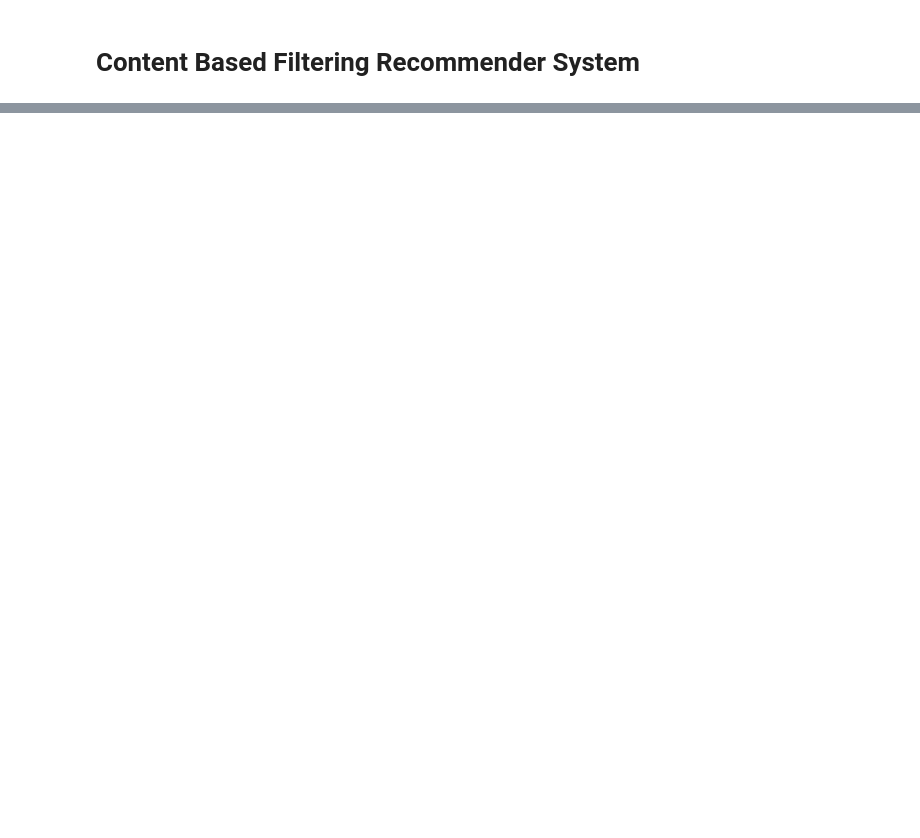
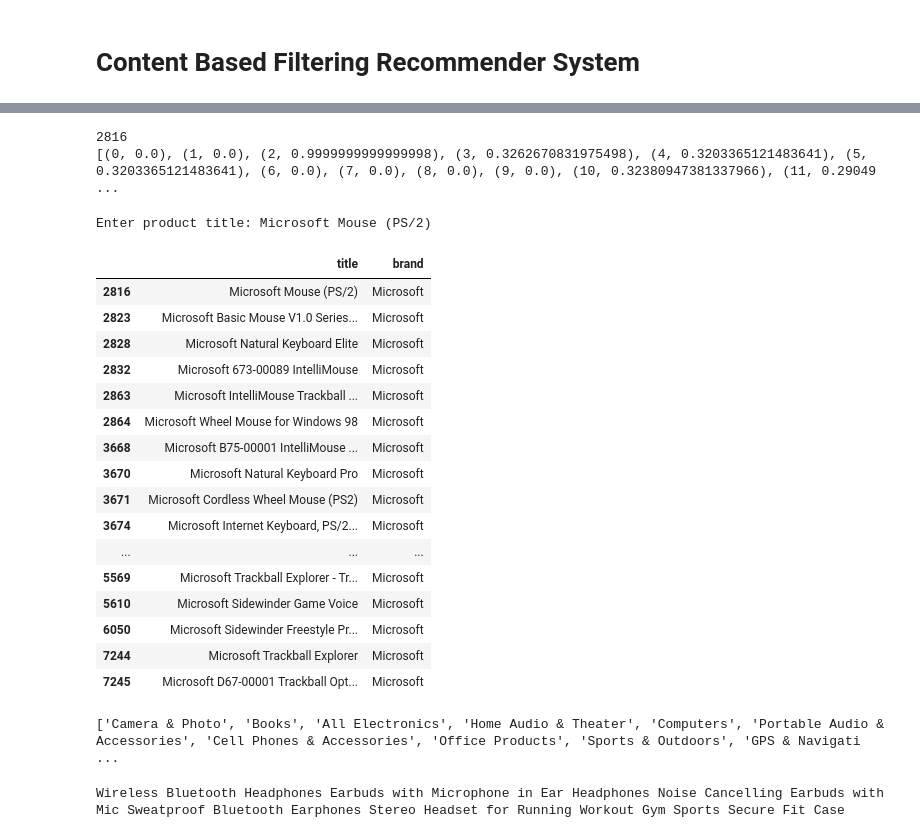
Before and after one commit to boonsuen/product-recommender-system, a Jupyter notebook: Content-Based Filtering Recommender System - Oh Boon Suen.ipynb, the cells around one changed output, grey strips where cells are left out. Saved outputs shown, nothing was run; the diff lists cells and outputs as text; code cells hidden in the pictures; blank space fills up the shorter version.

```diff
--- a/Content-Based Filtering Recommender System - Oh Boon Suen.ipynb
+++ b/Content-Based Filtering Recommender System - Oh Boon Suen.ipynb
@@ -73,0 +145,3 @@ plt.show()
+# %%
+products_brand = products[['asin', 'title', 'brand']]
+products_brand.head()
@@ -73,0 +155,7 @@ plt.show()
+# %%
+# Remove stop words
+tf = TfidfVectorizer(analyzer='word', stop_words='english')
+# Construct the required TF-IDF matrix by fitting and transforming the data
+tfidf_matrix = tf.fit_transform(products_brand['brand'])
+# Compute the cosine similarity matrix
+cosine_sim = linear_kernel(tfidf_matrix, tfidf_matrix)
@@ -73,0 +172,63 @@ plt.show()
+# %%
+# Build 1-dimensional array with product titles
+titles = products_brand[['title', 'brand']]
+indices = pd.Series(products_brand.index, index=products_brand['title'])
+
+print(indices["Microsoft Mouse (PS/2)"].iloc[0])
+print(list(enumerate(cosine_sim[indices["One Hot Summer"]])))
+
+# Function that get product recommendations based on the cosine similarity score of brands
+def brand_recommendations(title):
+    # Get the index of the product that matches the title
+    idx = indices[title]
+
+    if (not isinstance(idx, int)):
+        idx = indices[title].iloc[0]
+
+
+    # Get the pairwsie similarity scores of all products with that product
+    sim_scores = list(enumerate(cosine_sim[idx]))
+    # Sort the products based on the similarity scores
+    sim_scores = sorted(sim_scores, key=lambda x: x[1], reverse=True)
+    # Get the scores of the 20 most similar products
+    sim_scores = sim_scores[1:21]
+    # Get the product indices
+    product_indices = [i[0] for i in sim_scores]
+    # Return the top 20 most similar products
+    return titles.iloc[product_indices]
+# %% [output]
+2816
+[(0, 0.0), (1, 0.0), (2, 0.9999999999999998), (3, 0.3262670831975498), (4, 0.3203365121483641), (5, 0.3203365121483641), (6, 0.0), (7, 0.0), (8, 0.0), (9, 0.0), (10, 0.32380947381337966), (11, 0.29049 ...
+# %%
+# Getting the product title input from user
+title_input = input('Enter product title: ')
+# %% [output]
+Enter product title: Microsoft Mouse (PS/2)
+# %%
+brand_recommendations(title_input)
+# %% [output]
+|  | title | brand |
+| 2816 | Microsoft Mouse (PS/2) | Microsoft |
+| 2823 | Microsoft Basic Mouse V1.0 Series... | Microsoft |
+| 2828 | Microsoft Natural Keyboard Elite | Microsoft |
+| 2832 | Microsoft 673-00089 IntelliMouse | Microsoft |
+| 2863 | Microsoft IntelliMouse Trackball ... | Microsoft |
+| 2864 | Microsoft Wheel Mouse for Windows 98 | Microsoft |
+| 3668 | Microsoft B75-00001 IntelliMouse ... | Microsoft |
+| 3670 | Microsoft Natural Keyboard Pro | Microsoft |
+| 3671 | Microsoft Cordless Wheel Mouse (PS2) | Microsoft |
+| 3674 | Microsoft Internet Keyboard, PS/2... | Microsoft |
+| ... | ... | ... |
+| 5569 | Microsoft Trackball Explorer - Tr... | Microsoft |
+| 5610 | Microsoft Sidewinder Game Voice | Microsoft |
+| 6050 | Microsoft Sidewinder Freestyle Pr... | Microsoft |
+| 7244 | Microsoft Trackball Explorer | Microsoft |
+| 7245 | Microsoft D67-00001 Trackball Opt... | Microsoft |
+# %%
+print(list(dict.fromkeys(products['main_cat'].tolist())))
+# %% [output]
+['Camera & Photo', 'Books', 'All Electronics', 'Home Audio & Theater', 'Computers', 'Portable Audio & Accessories', 'Cell Phones & Accessories', 'Office Products', 'Sports & Outdoors', 'GPS & Navigati ...
+# %%
+print(products.iloc[8]['title'])
+# %% [output]
+Wireless Bluetooth Headphones Earbuds with Microphone in Ear Headphones Noise Cancelling Earbuds with Mic Sweatproof Bluetooth Earphones Stereo Headset for Running Workout Gym Sports Secure Fit Case
```
Also changed, not shown: parts of 21 cells of this notebook.
